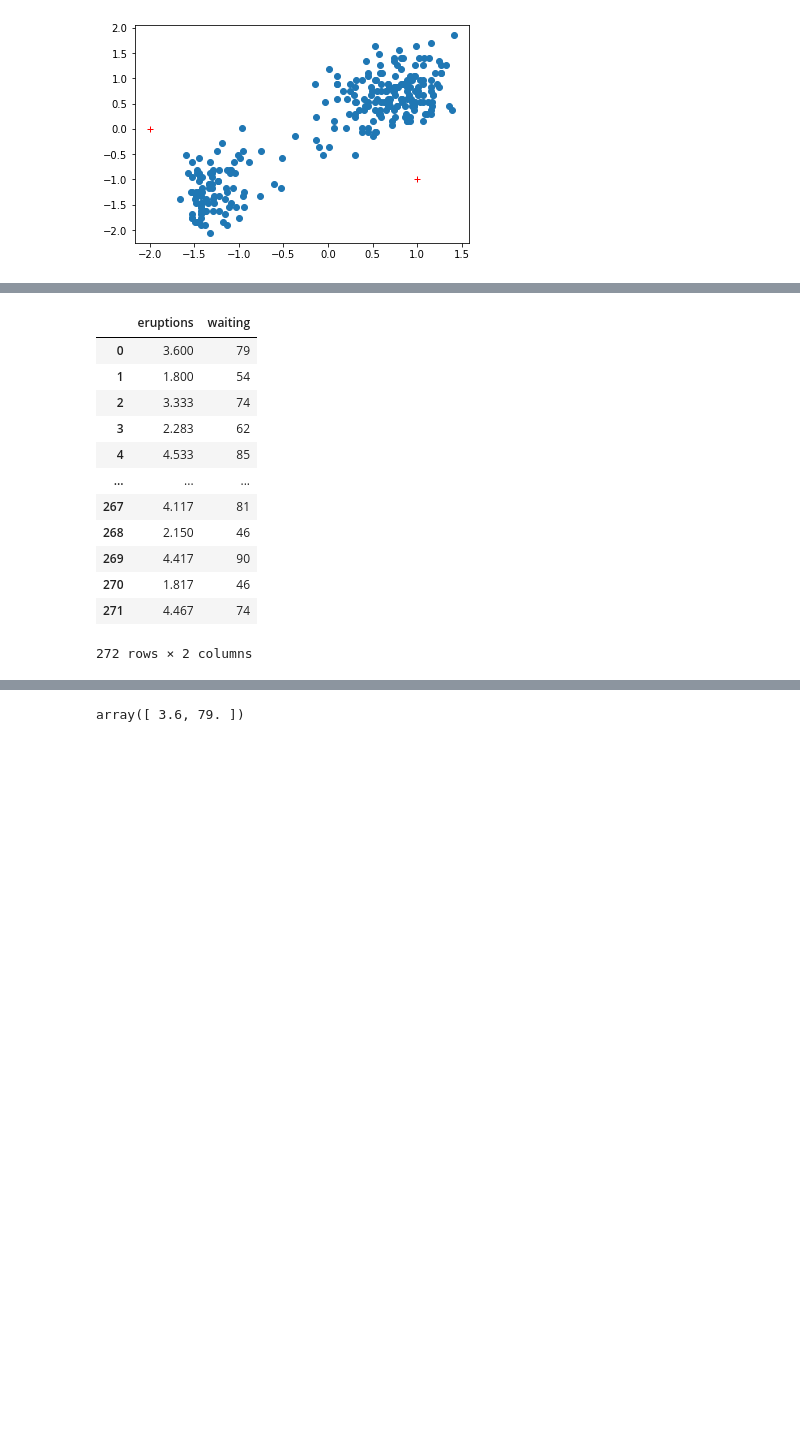
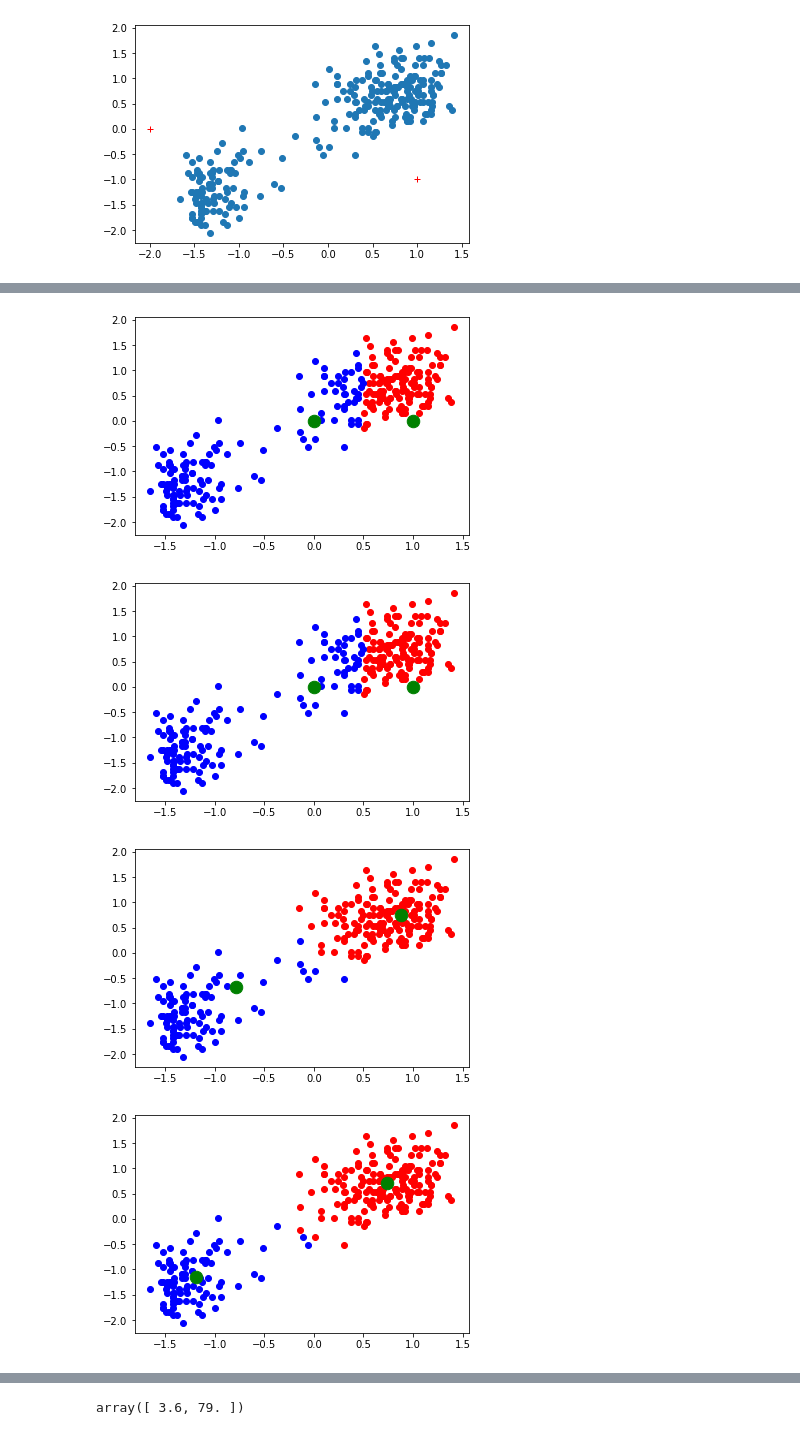
Before and after one commit to AnkitDimri/Machine-Learning, a Jupyter notebook: k-means clustering.ipynb, the cells around one changed output, grey strips where cells are left out. Saved outputs shown, nothing was run; the diff lists cells and outputs as text; code cells hidden in the pictures; blank space fills up the shorter version.

```diff
--- a/k-means clustering.ipynb
+++ b/k-means clustering.ipynb
@@ -142,16 +134,7 @@ while flag:
-# %%
-df
-# %% [output]
-|  | eruptions | waiting |
-| 0 | 3.600 | 79 |
-| 1 | 1.800 | 54 |
-| 2 | 3.333 | 74 |
-| 3 | 2.283 | 62 |
-| 4 | 4.533 | 85 |
-| ... | ... | ... |
-| 267 | 4.117 | 81 |
-| 268 | 2.150 | 46 |
-| 269 | 4.417 | 90 |
-| 270 | 1.817 | 46 |
-| 271 | 4.467 | 74 |
-272 rows × 2 columns
+# %%
+Kmeans (k = 2, df_norm = df_norm)
+# %% [output]
+[figure, added]
+[figure, added]
+[figure, added]
+[figure, added]
```
Also changed, not shown: parts of 2 cells of this notebook.
